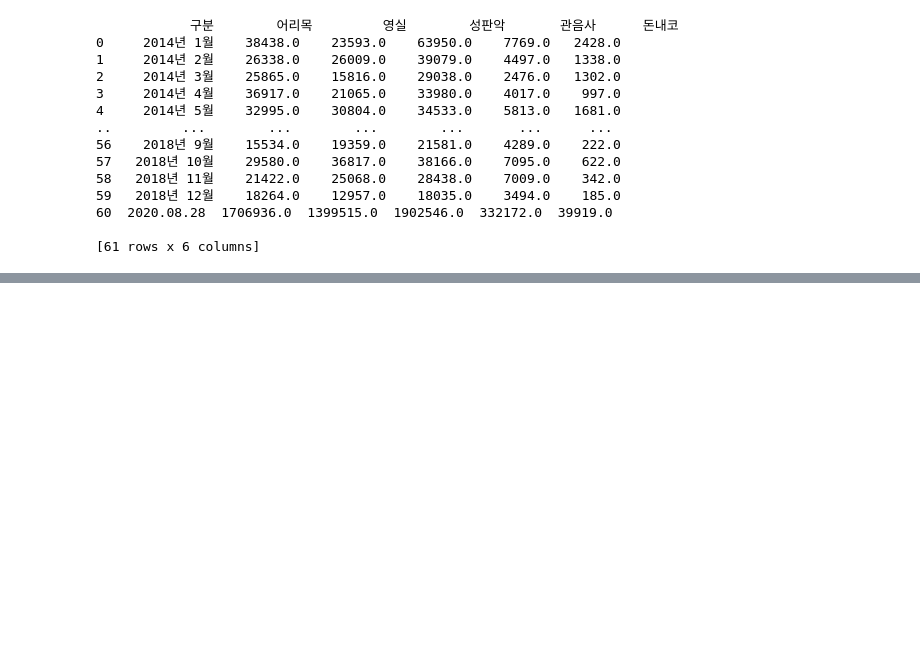
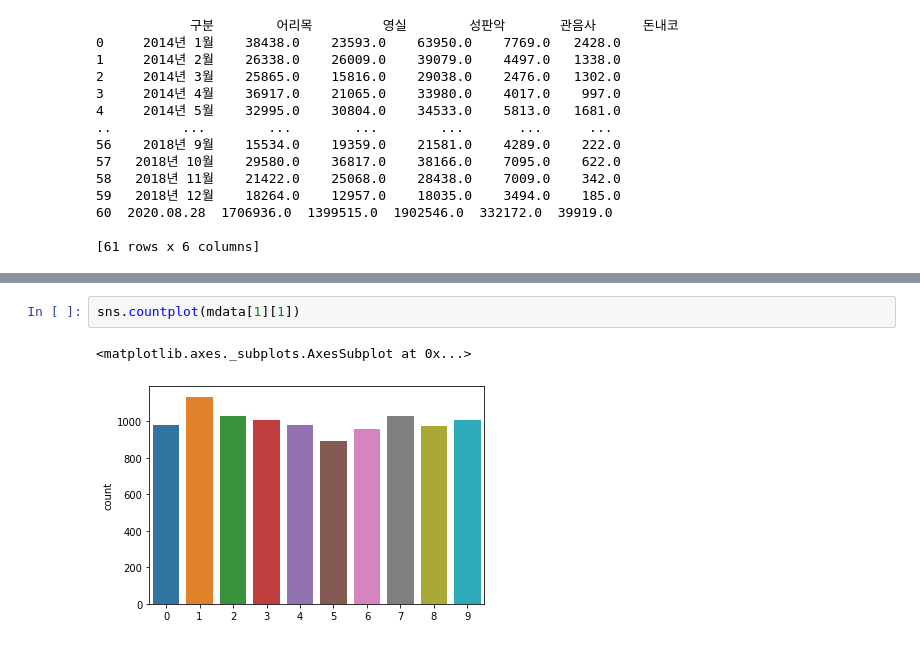
Before and after one commit to candlevillain/ICT, a Jupyter notebook: ICT.ipynb, the cells around one changed output, grey strips where cells are left out. Drawn from its saved outputs; the diff is of its cells as text; blank space fills up the shorter version.

```diff
--- a/ICT.ipynb
+++ b/ICT.ipynb
@@ -92,0 +152,5 @@ print(df2)
+# %%
+sns.countplot(mdata[1][1])
+# %% [output]
+<matplotlib.axes._subplots.AxesSubplot at 0x...>
+[figure, added]
```
Also changed, not shown: parts of 15 cells of this notebook.
